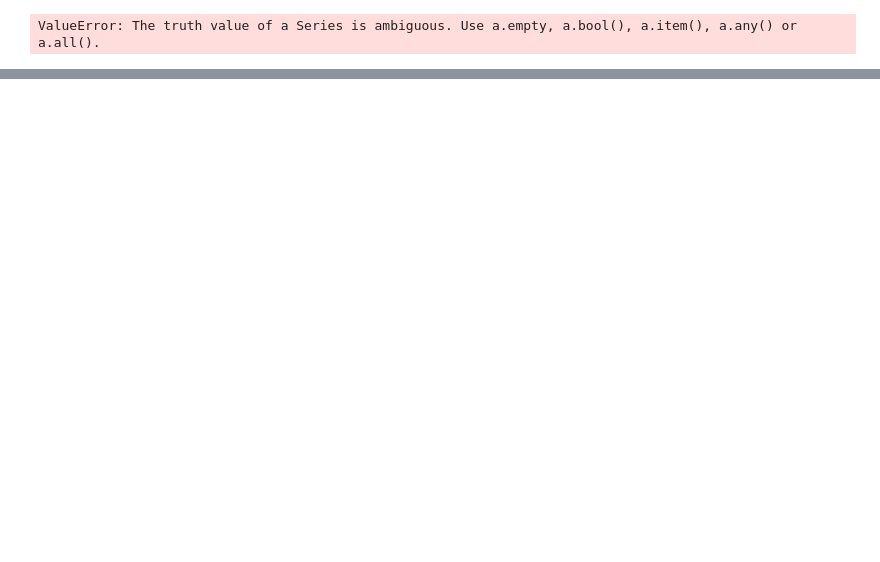
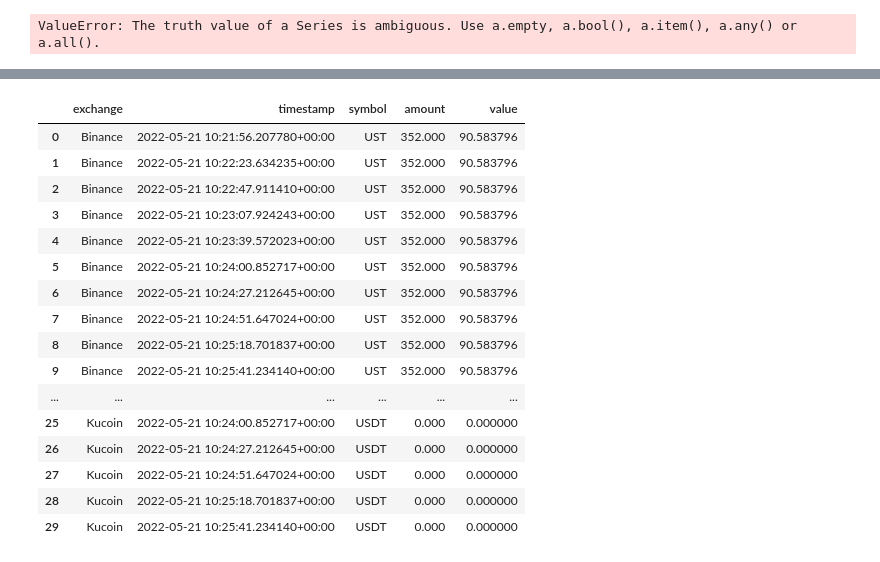
Before and after one commit to iamjakkie/quant_portfolio, a Jupyter notebook: experiments.ipynb, the cells around one changed output, grey strips where cells are left out. Saved outputs shown, nothing was run; the diff lists cells and outputs as text; code cells hidden in the pictures; blank space fills up the shorter version.

```diff
--- a/experiments.ipynb
+++ b/experiments.ipynb
@@ -80,0 +83,20 @@ fig.show()
+# %%
+df.groupby(['exchange', 'timestamp'], as_index=False).last()
+# %% [output]
+|  | exchange | timestamp | symbol | amount | value |
+| 0 | Binance | 2022-05-21 10:21:56.207780+00:00 | UST | 352.000 | 90.583796 |
+| 1 | Binance | 2022-05-21 10:22:23.634235+00:00 | UST | 352.000 | 90.583796 |
+| 2 | Binance | 2022-05-21 10:22:47.911410+00:00 | UST | 352.000 | 90.583796 |
+| 3 | Binance | 2022-05-21 10:23:07.924243+00:00 | UST | 352.000 | 90.583796 |
+| 4 | Binance | 2022-05-21 10:23:39.572023+00:00 | UST | 352.000 | 90.583796 |
+| 5 | Binance | 2022-05-21 10:24:00.852717+00:00 | UST | 352.000 | 90.583796 |
+| 6 | Binance | 2022-05-21 10:24:27.212645+00:00 | UST | 352.000 | 90.583796 |
+| 7 | Binance | 2022-05-21 10:24:51.647024+00:00 | UST | 352.000 | 90.583796 |
+| 8 | Binance | 2022-05-21 10:25:18.701837+00:00 | UST | 352.000 | 90.583796 |
+| 9 | Binance | 2022-05-21 10:25:41.234140+00:00 | UST | 352.000 | 90.583796 |
+| ... | ... | ... | ... | ... | ... |
+| 25 | Kucoin | 2022-05-21 10:24:00.852717+00:00 | USDT | 0.000 | 0.000000 |
+| 26 | Kucoin | 2022-05-21 10:24:27.212645+00:00 | USDT | 0.000 | 0.000000 |
+| 27 | Kucoin | 2022-05-21 10:24:51.647024+00:00 | USDT | 0.000 | 0.000000 |
+| 28 | Kucoin | 2022-05-21 10:25:18.701837+00:00 | USDT | 0.000 | 0.000000 |
+| 29 | Kucoin | 2022-05-21 10:25:41.234140+00:00 | USDT | 0.000 | 0.000000 |
```
Also changed, not shown: parts of 4 cells of this notebook, 2 other files.
